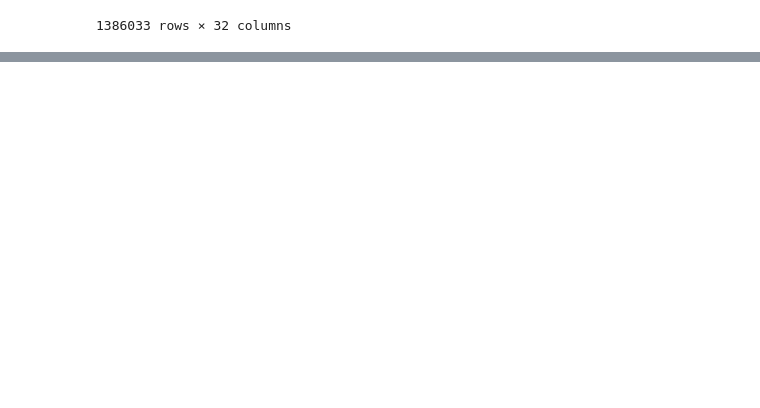
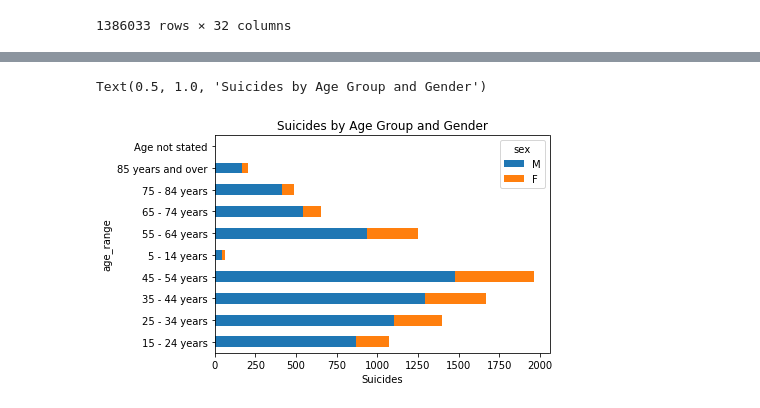
Before and after one commit to Salazarda/Project_1, a Jupyter notebook: Project_Anna.ipynb, the cells around one changed output, grey strips where cells are left out. Saved outputs shown, nothing was run; the diff lists cells and outputs as text; code cells hidden in the pictures; blank space fills up the shorter version.

```diff
--- a/Project_Anna.ipynb
+++ b/Project_Anna.ipynb
@@ -139,0 +161,9 @@ merge8_df = merge7_df.merge(cause_df, on='manner_of_death', how='left')
+# %%
+# Chart age_range vs sex
+chart_suicide_df = suicide_df.groupby(['age_range', 'sex']).count()['place'].unstack().fillna(0)
+chart_suicide_df[["M","F"]].plot(kind='barh', stacked=True)
+plt.xlabel('Suicides')
+plt.title('Suicides by Age Group and Gender')
+# %% [output]
+Text(0.5, 1.0, 'Suicides by Age Group and Gender')
+[figure, added]
```
Also changed, not shown: parts of 14 cells of this notebook, 2 other files.
